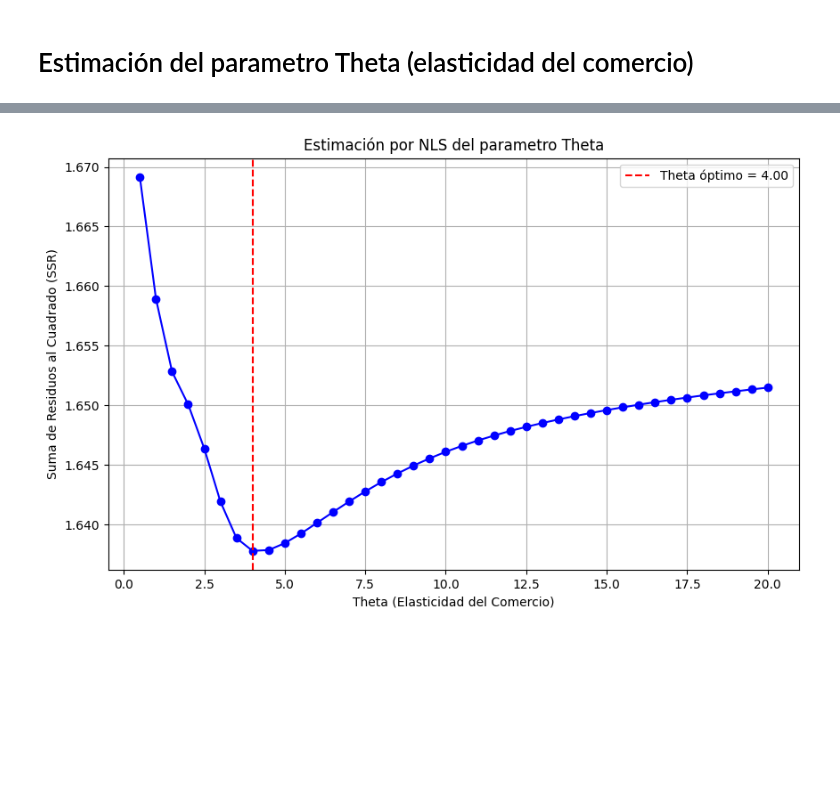
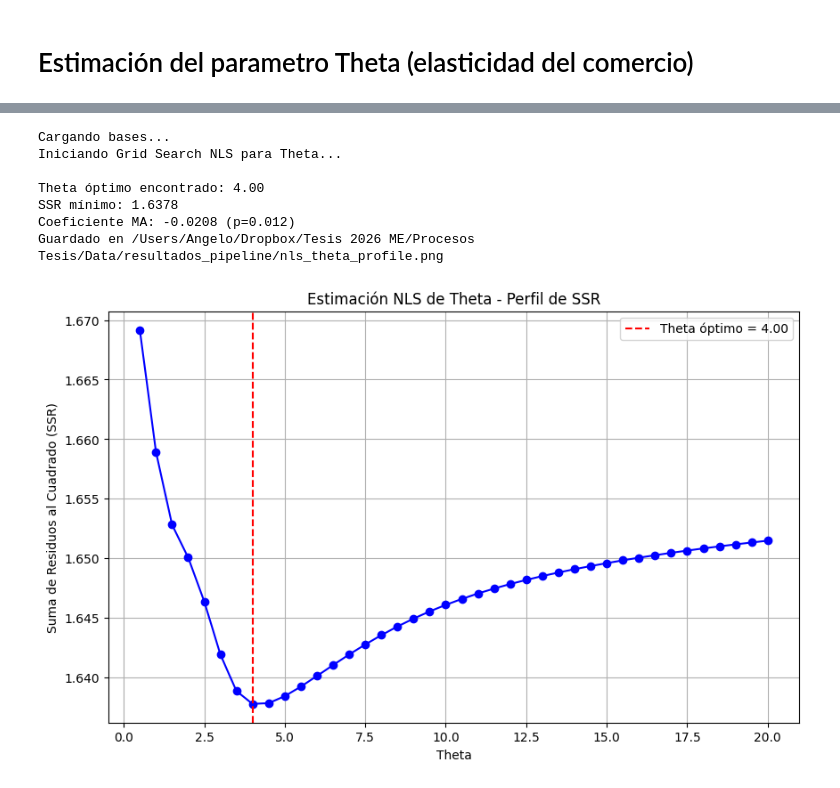
Before and after one commit to AngeloABP/Market-Access-Tesis, a Jupyter notebook: Codes/Estimacion_theta.ipynb, the cells around one changed output, grey strips where cells are left out. Saved outputs shown, nothing was run; the diff lists cells and outputs as text; code cells hidden in the pictures; blank space fills up the shorter version.

```diff
--- a/Codes/Estimacion_theta.ipynb
+++ b/Codes/Estimacion_theta.ipynb
@@ -18,12 +11,20 @@ PATH_OD_80 = '/Users/Angelo/Dropbox/Tesis 2026 ME/Procesos Tesis/Data/distancia/
 # %%
-# 2. FUNCIONES DE NORMALIZACIÓN
+# Paths:
+BASE_DATA   = '/Users/Angelo/Dropbox/Tesis 2026 ME/Procesos Tesis/Data'
+BASE_DIST   = BASE_DATA + '/distancia'
+BASE_POB    = BASE_DATA + '/población'
+OUT_DIR = BASE_DATA + '/resultados_pipeline/'
+
 SPELLING_ALIASES = {
-    'AYSEN': 'AISEN', 'COYHAIQUE': 'COIHAIQUE', 'TREHUACO': 'TREGUACO',
-    'PAIHUANO': 'PAIGUANO', 'MARCHIGUE': 'MARCHIHUE', 'CHIGUAYANTE': 'CONCEPCION',
-    'SAN PEDRO DE LA PAZ': 'CONCEPCION', 'HUALPEN': 'TALCAHUANO',
-    'PADRE LAS CASAS': 'TEMUCO', 'ALTO HOSPICIO': 'IQUIQUE'
+    'AYSEN': 'AISEN', 'COYHAIQUE': 'COIHAIQUE',
+    'TREHUACO': 'TREGUACO', 'PAIHUANO': 'PAIGUANO',
+    'MARCHIGUE': 'MARCHIHUE',
+    'CHIGUAYANTE': 'CONCEPCION', 'SAN PEDRO DE LA PAZ': 'CONCEPCION',
+    'HUALPEN': 'TALCAHUANO', 'PADRE LAS CASAS': 'TEMUCO',
+    'ALTO HOSPICIO': 'IQUIQUE'
 }
 
+# Corrección nombres de comunas.
 def normalizar(txt):
     if pd.isna(txt): return ''
     txt = str(txt).strip().upper()
@@ -32,18 +33,22 @@ def normalizar(txt):
     txt = re.sub(r'[^A-Z ]', '', txt)
     return SPELLING_ALIASES.get(txt, txt)
 # %%
-# 3. CARGAR BASE ELECTORAL
-df_elec = pd.read_csv(PATH_ELEC)
+# Bases:
+print("Cargando bases...")
+# data electoral
+df_elec = pd.read_csv(OUT_DIR + 'base_electoral_completa_todos_iv.csv')
 df_elec['log_pob_1970'] = np.log(df_elec['pob_1970'].replace(0, np.nan))
 df_elec['region_cat'] = df_elec['region'].astype(str)
 
-# 4. PREPARAR MAPPING Y POBLACIÓN
-df_map = pd.read_csv(PATH_MAPPING)
+# mapping histórico: clasificaciones hija y madre.
+df_map = pd.read_csv('/Users/Angelo/Dropbox/Tesis 2026 ME/Codes/mapping_1970_2024.csv')
 df_map['h_norm'] = df_map['daughter_2024'].apply(normalizar)
 df_map['m_norm'] = df_map['mother_1970'].apply(normalizar)
 hija_a_madre = pd.Series(df_map.m_norm.values, index=df_map.h_norm.values).to_dict()
 
-df_pob = pd.read_excel(PATH_POB)
+
+# data población madre e hija.
+df_pob = pd.read_excel(BASE_POB + '/Consolidado informacion censos historicos .xlsx')
 df_pob['norm'] = df_pob['Nombre Comuna'].apply(normalizar)
 df_pob['madre'] = df_pob['norm'].apply(lambda x: hija_a_madre.get(x, x))
 df_pob['p1970'] = pd.to_numeric(df_pob['1970'], errors='coerce').fillna(0)
@@ -52,13 +135,22 @@ comunas_con_pob = set(c for c, p in pop_madre.items() if p > 0)
 # %%
-# 7. GRAFICAR EL RESULTADO DIRECTAMENTE EN EL NOTEBOOK
+# Curva suma de los residuos.
+res_df.to_csv(OUT_DIR + 'nls_theta_grid_search.csv', index=False)
 plt.figure(figsize=(10, 6))
 plt.plot(res_df['theta'], res_df['SSR'], marker='o', color='b')
 plt.axvline(best_theta['theta'], color='red', linestyle='--', label=f'Theta óptimo = {best_theta["theta"]:.2f}')
-plt.xlabel('Theta (Elasticidad del Comercio)')
+plt.xlabel('Theta')
 plt.ylabel('Suma de Residuos al Cuadrado (SSR)')
-plt.title('Estimación por NLS del parametro Theta')
+plt.title('Estimación NLS de Theta - Perfil de SSR')
 plt.legend()
 plt.grid(True)
-plt.show()
+plt.savefig(OUT_DIR + 'nls_theta_profile.png')
+print(f"Guardado en {OUT_DIR}nls_theta_profile.png")
 # %% [output]
+Cargando bases...
+Iniciando Grid Search NLS para Theta...
+
+Theta óptimo encontrado: 4.00
+SSR mínimo: 1.6378
+Coeficiente MA: -0.0208 (p=0.012)
+Guardado en /Users/Angelo/Dropbox/Tesis 2026 ME/Procesos Tesis/Data/resultados_pipeline/nls_theta_profile.png
-[figure, old version]
+[figure, new version]
```
Also changed, not shown: parts of 4 cells of this notebook, 5 other files.
